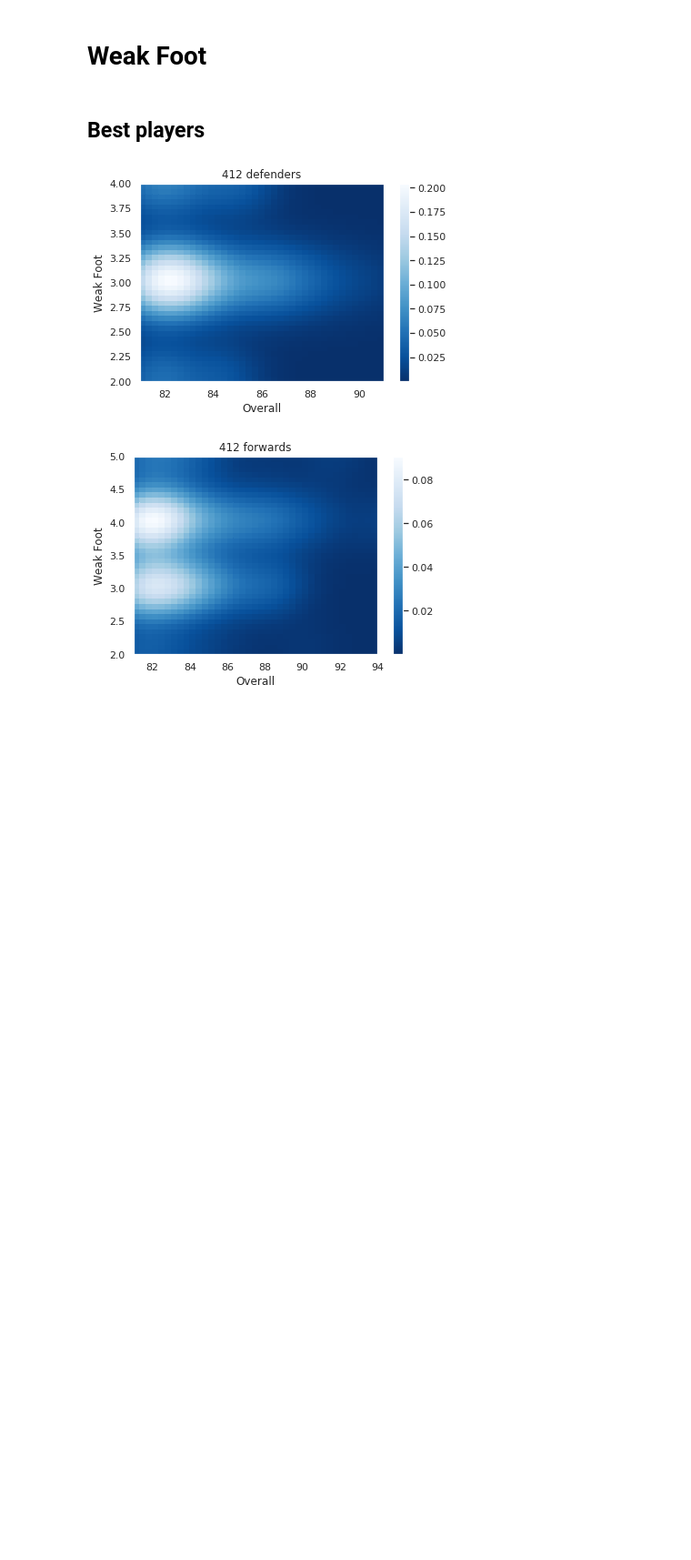
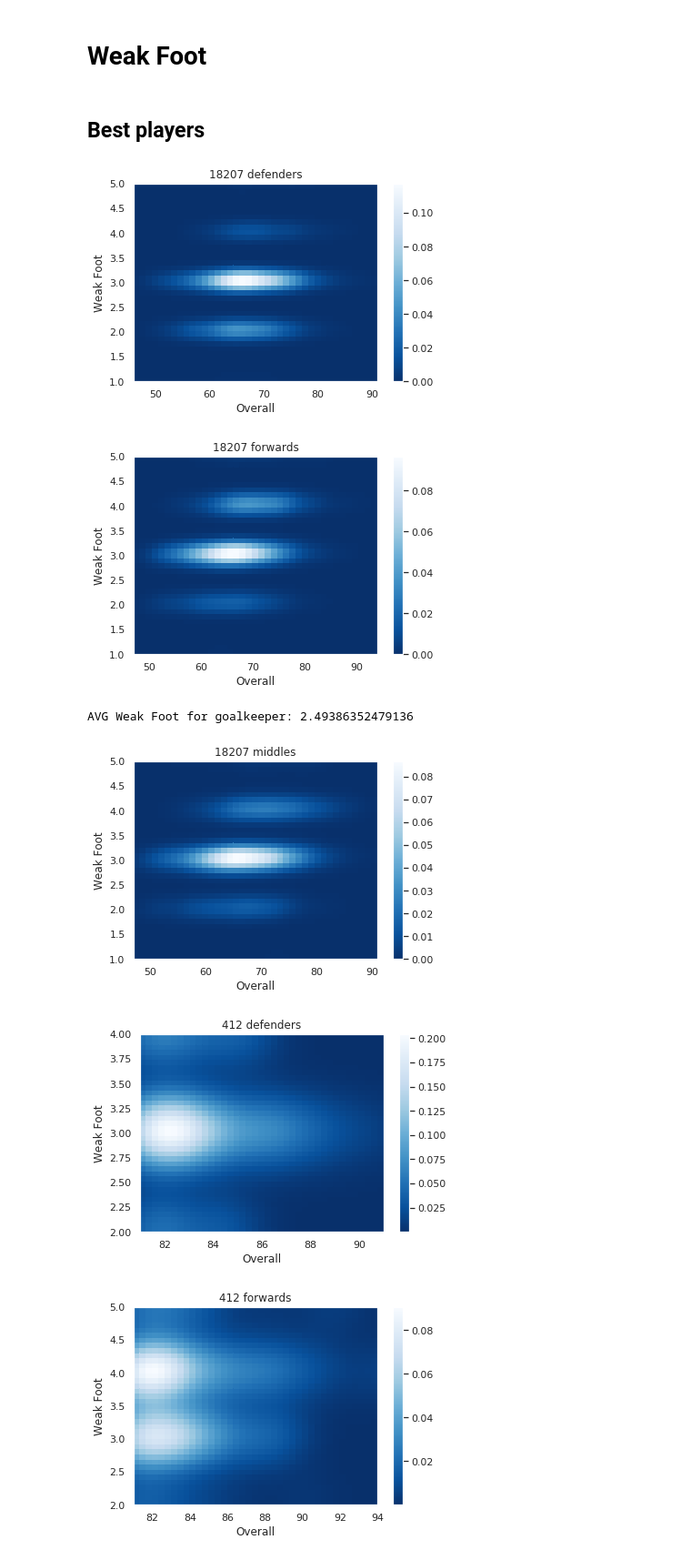
Before and after one commit to Krakkev/fifa-players-analysis, a Jupyter notebook: Fifa players analysis.ipynb, the cells around one changed output. Shown at 91% size. Drawn from its saved outputs; the diff is of its cells as text; code cells hidden in the pictures; blank space fills up the shorter version.

```diff
--- a/Fifa players analysis.ipynb
+++ b/Fifa players analysis.ipynb
@@ -326,7 +412,7 @@ show_heights_weights(poor_players)
 # Weak Foot
 # %%
 def show_week_foot(df):
-    for position, df_position in df.groupby('possible_position'):
+    for position, df_position in df.groupby('Position_'):
         try:
             x = df_position['Overall']
             y = df_position['Weak Foot']
@@ -346,6 +432,13 @@ def show_week_foot(df):
             print("AVG Weak Foot for " + position + ": " + str(df_position['Weak Foot'].mean()))
 # %% [markdown]
 ## Best players
+# %%
+show_week_foot(df)
+# %% [output]
+[figure, added]
+[figure, added]
+AVG Weak Foot for goalkeeper: 2.49386352479136
+[figure, added]
 # %%
 show_week_foot(best_players)
 # %% [output]
```
Also changed, not shown: parts of 25 cells of this notebook, 11 other files.
